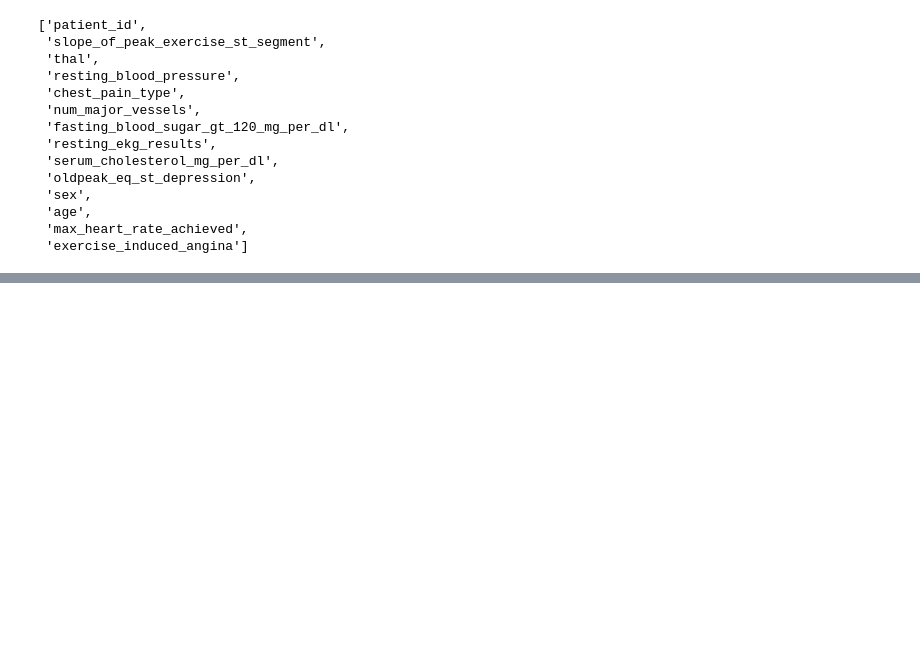
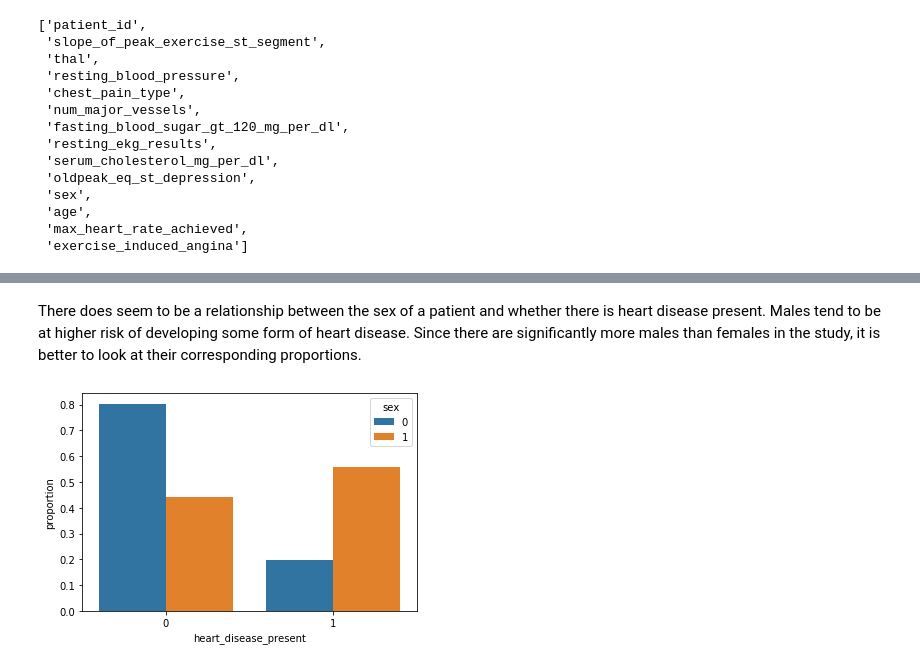
Before and after one commit to Antonio-Avila/Heart-Disease, a Jupyter notebook: Heart_jpn.ipynb, the cells around one changed output, grey strips where cells are left out. Drawn from its saved outputs; the diff is of its cells as text; code cells hidden in the pictures; blank space fills up the shorter version.

```diff
--- a/Heart_jpn.ipynb
+++ b/Heart_jpn.ipynb
@@ -141,0 +198,20 @@ A bar plot comparing the average ages per each chest pain type furthers my suspi
+# %% [markdown]
+There does seem to be a relationship between the sex of a patient and whether there is heart disease present. Males tend to be at higher risk of developing some form of heart disease. Since there are significantly more males than females in the study, it is better to look at their corresponding proportions.
+# %%
+# create a table summarizing the counts in sexes vs heart disease
+hd_sex = df[['sex', 'heart_disease_present']]
+hd_vs_sex = pd.crosstab(hd_sex.sex, hd_sex.heart_disease_present)
+
+# divided the values by their respective sex total to find the proportions
+hd_vs_sex_norm = pd.crosstab(hd_sex.sex, hd_sex.heart_disease_present,
+                       normalize = 'index')
+hd_vs_sex_norm
+
+
+# spread out data to plot
+hd_vs_sex_norm = hd_vs_sex_norm.reset_index()
+hd_vs_sex_norm_spread = pd.melt(hd_vs_sex_norm, id_vars = 'sex', var_name = 'heart_disease_present', value_name = 'proportion')
+
+sns.barplot(x = "heart_disease_present", y = 'proportion', data = hd_vs_sex_norm_spread, hue = 'sex') ;
+# %% [output]
+[figure, added]
```
Also changed, not shown: parts of 26 cells of this notebook.
